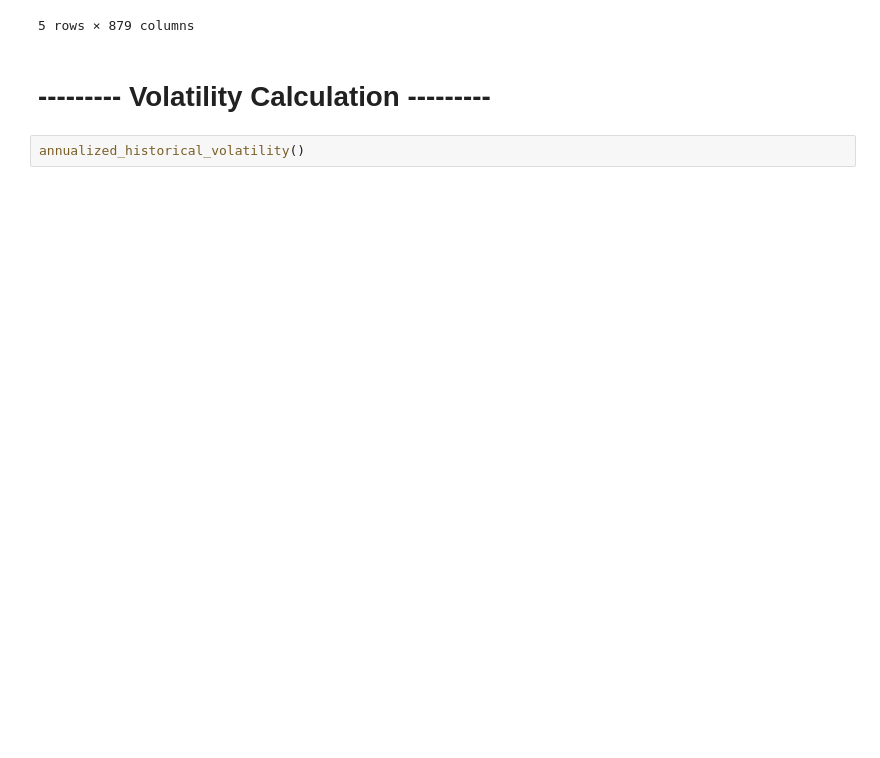
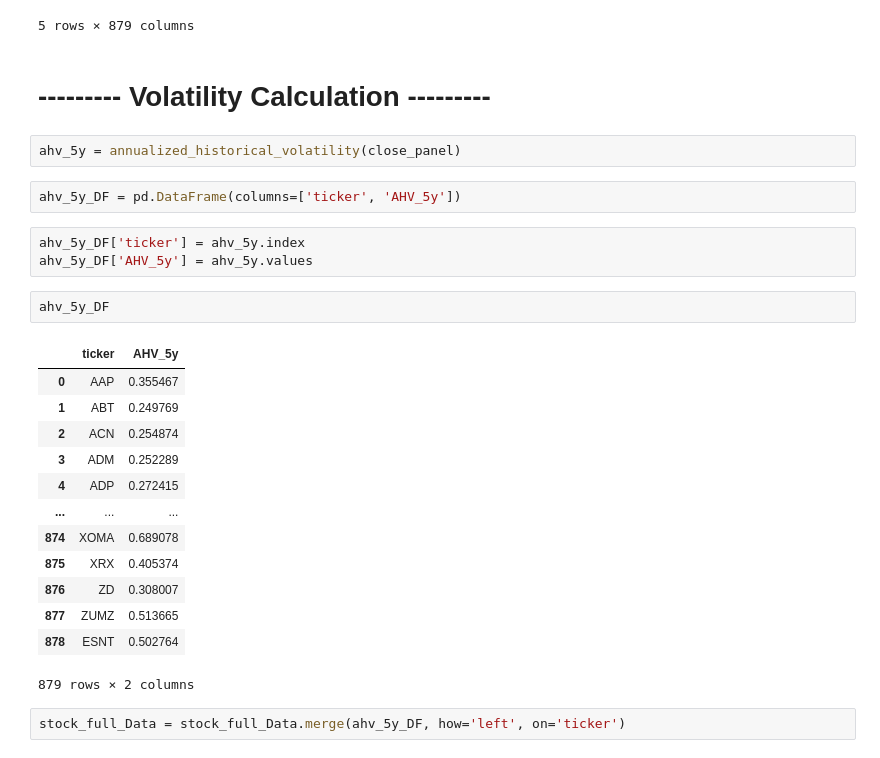
Before and after one commit to janvi-bit/FA-Group6, a Jupyter notebook: variance_correlation.ipynb, the cells around one changed output. Saved outputs shown, nothing was run; the diff lists cells and outputs as text; blank space fills up the shorter version.

```diff
--- a/variance_correlation.ipynb
+++ b/variance_correlation.ipynb
@@ -110,5 +110,28 @@ AdjClose_panel.head()
 5 rows × 879 columns
 # %% [markdown]
 # --------- Volatility Calculation ---------
-# %%
-annualized_historical_volatility()
+# %%
+ahv_5y = annualized_historical_volatility(close_panel)
+# %%
+ahv_5y_DF = pd.DataFrame(columns=['ticker', 'AHV_5y'])
+# %%
+ahv_5y_DF['ticker'] = ahv_5y.index
+ahv_5y_DF['AHV_5y'] = ahv_5y.values
+# %%
+ahv_5y_DF
+# %% [output]
+|  | ticker | AHV_5y |
+| 0 | AAP | 0.355467 |
+| 1 | ABT | 0.249769 |
+| 2 | ACN | 0.254874 |
+| 3 | ADM | 0.252289 |
+| 4 | ADP | 0.272415 |
+| ... | ... | ... |
+| 874 | XOMA | 0.689078 |
+| 875 | XRX | 0.405374 |
+| 876 | ZD | 0.308007 |
+| 877 | ZUMZ | 0.513665 |
+| 878 | ESNT | 0.502764 |
+879 rows × 2 columns
+# %%
+stock_full_Data = stock_full_Data.merge(ahv_5y_DF, how='left', on='ticker')
```
Also changed, not shown: parts of 16 cells of this notebook.
